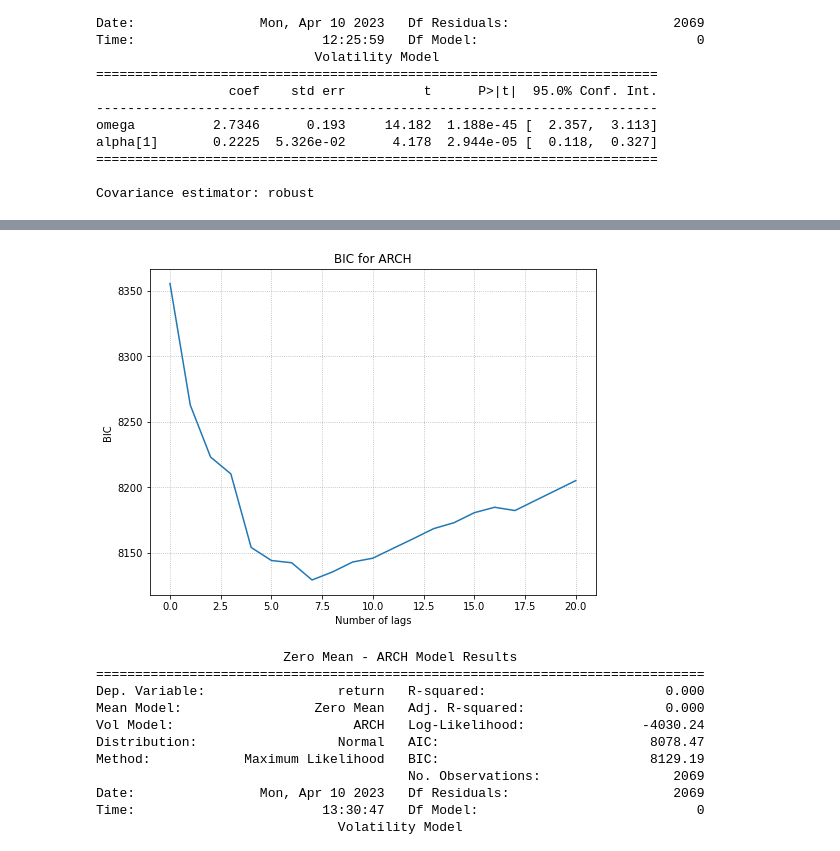
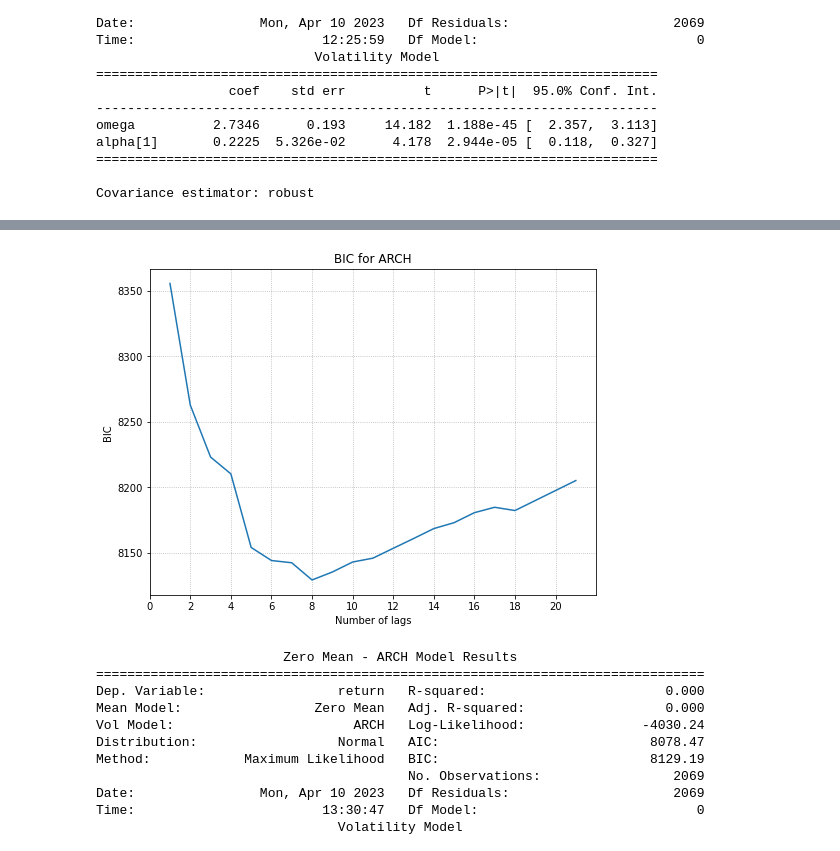
Before and after one commit to AmirDehkordi/Implied-VOL, a Jupyter notebook: Volatility.ipynb, the cells around one changed output, grey strips where cells are left out. Drawn from its saved outputs; the diff is of its cells as text; code cells hidden in the pictures.

```diff
--- a/Volatility.ipynb
+++ b/Volatility.ipynb
@@ -192,10 +192,10 @@ Covariance estimator: robust
 # Tuning the ARCH model with respect to lag parameter
 bic_arch = []
 for p in range(1, 22):
-    arch = arch_model(df['return'], mean='zero', vol='ARCH', p=p)\
-             .fit(disp='off')
+    arch = arch_model(df['return'], mean='zero', vol='ARCH', p=p).fit(disp='off')
     bic_arch.append(arch.bic)
     if arch.bic == np.min(bic_arch):
         best_param = p
 best_param # Extracting the best number of lags
+bic_arch
 # %% [output]
@@ -203,13 +219,14 @@ best_param # Extracting the best number of lags
 # %%
 # Plotting the Bayesian Information Criterion for the ARCH model w.r.t. lag
 plt.figure(figsize=(8, 6))
-plt.plot(bic_arch)
+plt.plot(range(1, 22), bic_arch)
 plt.title('BIC for ARCH')
 plt.ylabel('BIC')
 plt.xlabel('Number of lags')
+plt.xticks(range(0, 21, 2))
 plt.grid(linestyle=':');
 # %% [output]
-[figure, old version]
+[figure, new version]
 # %%
 # Building the model based on the best lag
 arch = arch_model(df['return'], mean='zero', vol='ARCH', p=best_param).fit(disp='off')
```
Also changed, not shown: parts of 33 cells of this notebook.
